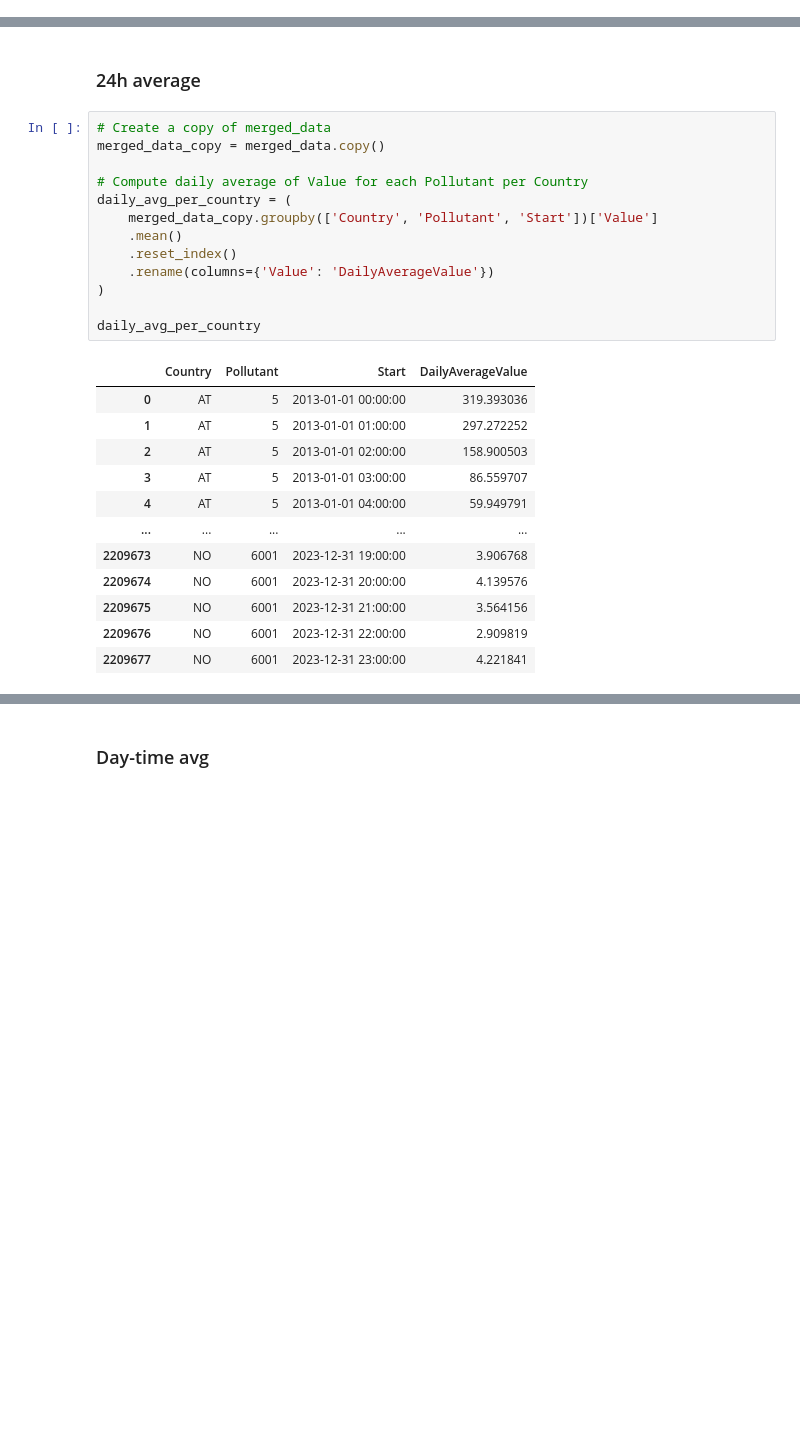
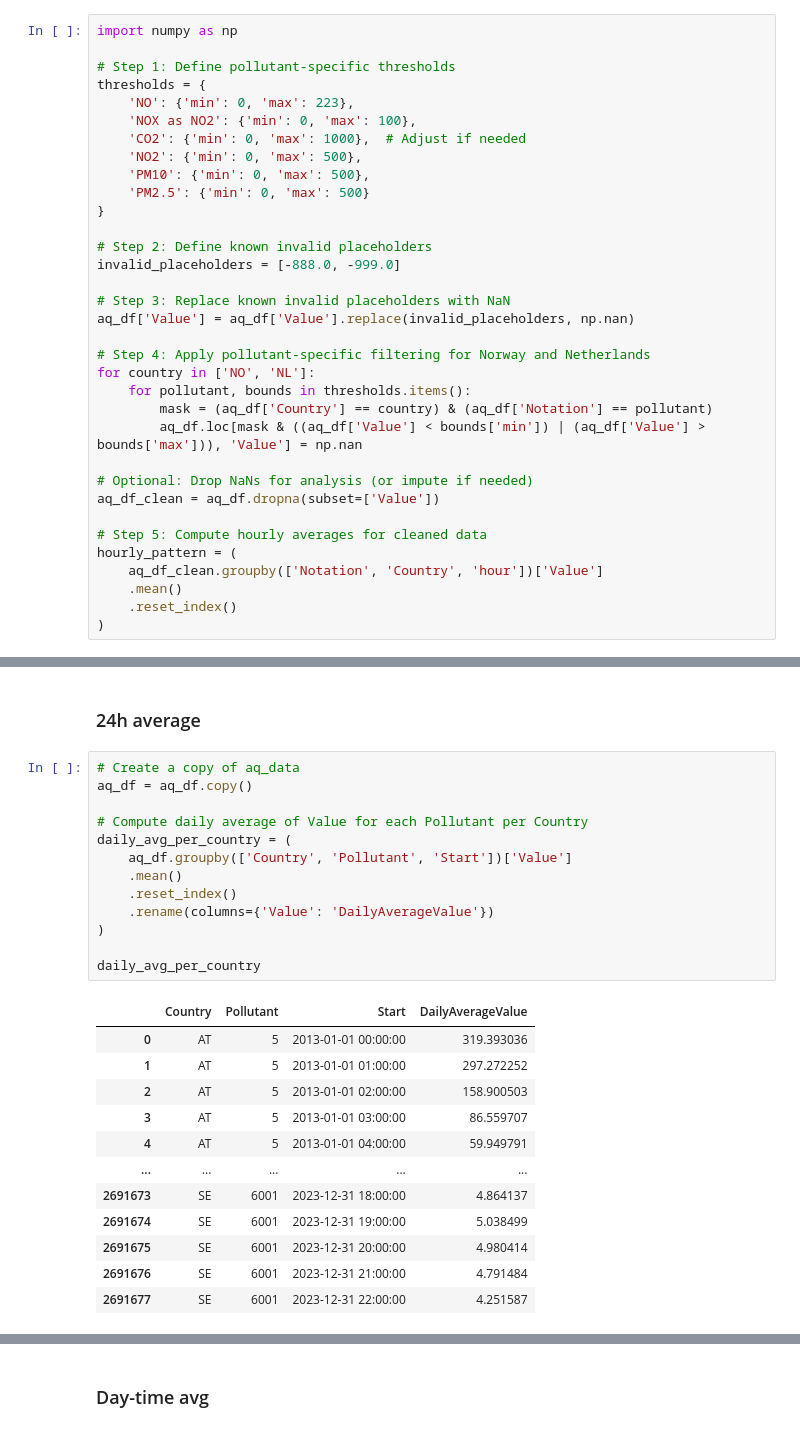
Before and after one commit to JskifterJ/DSML, a Jupyter notebook: notebooks/air_quality_data_EDA.ipynb, the cells around one changed output, grey strips where cells are left out. Cells and saved outputs as stored; diff of their text form; blank space fills up the shorter version.

Commit message:
Running EDA on AQ data

```diff
--- a/notebooks/air_quality_data_EDA.ipynb
+++ b/notebooks/air_quality_data_EDA.ipynb
@@ -38,30 +131,64 @@ dtype: int64
+# %%
+import numpy as np
+
+# Step 1: Define pollutant-specific thresholds
+thresholds = {
+    'NO': {'min': 0, 'max': 223},
+    'NOX as NO2': {'min': 0, 'max': 100},
+    'CO2': {'min': 0, 'max': 1000},  # Adjust if needed
+    'NO2': {'min': 0, 'max': 500},
+    'PM10': {'min': 0, 'max': 500},
+    'PM2.5': {'min': 0, 'max': 500}
+}
+
+# Step 2: Define known invalid placeholders
+invalid_placeholders = [-888.0, -999.0]
+
+# Step 3: Replace known invalid placeholders with NaN
+aq_df['Value'] = aq_df['Value'].replace(invalid_placeholders, np.nan)
+
+# Step 4: Apply pollutant-specific filtering for Norway and Netherlands
+for country in ['NO', 'NL']:
+    for pollutant, bounds in thresholds.items():
+        mask = (aq_df['Country'] == country) & (aq_df['Notation'] == pollutant)
+        aq_df.loc[mask & ((aq_df['Value'] < bounds['min']) | (aq_df['Value'] > bounds['max'])), 'Value'] = np.nan
+
+# Optional: Drop NaNs for analysis (or impute if needed)
+aq_df_clean = aq_df.dropna(subset=['Value'])
+
+# Step 5: Compute hourly averages for cleaned data
+hourly_pattern = (
+    aq_df_clean.groupby(['Notation', 'Country', 'hour'])['Value']
+    .mean()
+    .reset_index()
+)
 # %% [markdown]
 ## Daily analysis
 # %% [markdown]
 ### 24h average
 # %%
-# Create a copy of merged_data
-merged_data_copy = merged_data.copy()
+# Create a copy of aq_data
+aq_df = aq_df.copy()
 
 # Compute daily average of Value for each Pollutant per Country
 daily_avg_per_country = (
-    merged_data_copy.groupby(['Country', 'Pollutant', 'Start'])['Value']
+    aq_df.groupby(['Country', 'Pollutant', 'Start'])['Value']
     .mean()
     .reset_index()
     .rename(columns={'Value': 'DailyAverageValue'})
 )
 
 daily_avg_per_country
 # %% [output]
 |  | Country | Pollutant | Start | DailyAverageValue |
 | 0 | AT | 5 | 2013-01-01 00:00:00 | 319.393036 |
 | 1 | AT | 5 | 2013-01-01 01:00:00 | 297.272252 |
 | 2 | AT | 5 | 2013-01-01 02:00:00 | 158.900503 |
 | 3 | AT | 5 | 2013-01-01 03:00:00 | 86.559707 |
 | 4 | AT | 5 | 2013-01-01 04:00:00 | 59.949791 |
 | ... | ... | ... | ... | ... |
-| 2209673 | NO | 6001 | 2023-12-31 19:00:00 | 3.906768 |
-| 2209674 | NO | 6001 | 2023-12-31 20:00:00 | 4.139576 |
-| 2209675 | NO | 6001 | 2023-12-31 21:00:00 | 3.564156 |
-| 2209676 | NO | 6001 | 2023-12-31 22:00:00 | 2.909819 |
-| 2209677 | NO | 6001 | 2023-12-31 23:00:00 | 4.221841 |
+| 2691673 | SE | 6001 | 2023-12-31 18:00:00 | 4.864137 |
+| 2691674 | SE | 6001 | 2023-12-31 19:00:00 | 5.038499 |
+| 2691675 | SE | 6001 | 2023-12-31 20:00:00 | 4.980414 |
+| 2691676 | SE | 6001 | 2023-12-31 21:00:00 | 4.791484 |
+| 2691677 | SE | 6001 | 2023-12-31 22:00:00 | 4.251587 |
```
Also changed, not shown: parts of 31 cells of this notebook.
